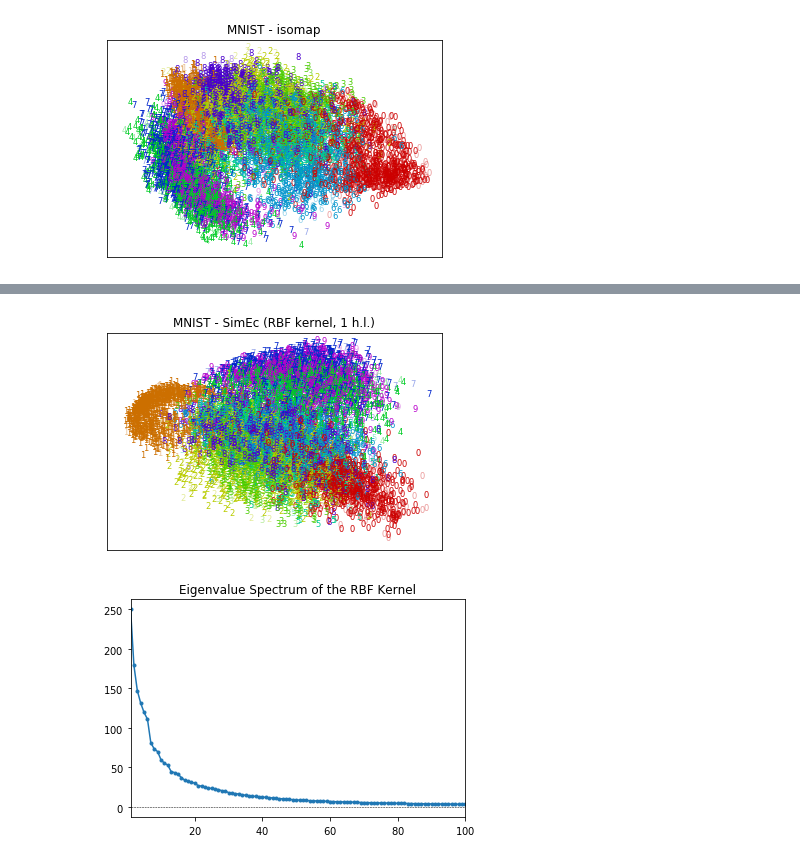
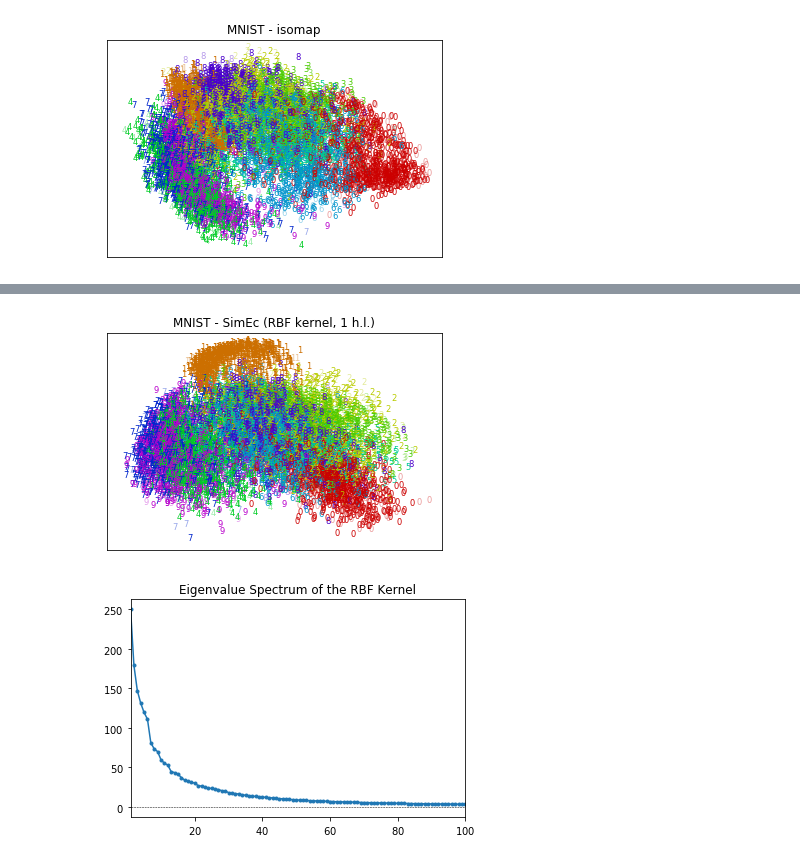
Before and after one commit to cod3licious/simec, a Jupyter notebook: 01_embed_linear_nonlinear.ipynb, the cells around one changed output, grey strips where cells are left out. Cells and saved outputs as stored; diff of their text form; code cells hidden in the pictures.

```diff
--- a/01_embed_linear_nonlinear.ipynb
+++ b/01_embed_linear_nonlinear.ipynb
@@ -32,7 +32,7 @@ from utils_plotting import get_colors, plot2d, plot3d, plot_digits, plot_mnist,
 %load_ext autoreload
 %autoreload 2
 # set this to True if you want to save the figures from the paper
-savefigs = True
+savefigs = False
 # %% [output]
 Using TensorFlow backend.
 # %% [markdown]
@@ -769,7 +773,7 @@ similarity approximation (test): msqe: 0.0017987971 ; r^2: 0.4426217808 ; rho: 0
 # %%
 # non-linear SimEc with rbf kernel
 simec = SimilarityEncoder(X.shape[1], 2, n_targets, hidden_layers=[(1000, 'tanh')], l2_reg=0.00000001,
-                          l2_reg_emb=0.00001, l2_reg_out=0.0000001, s_ll_reg=0.5,
+                          l2_reg_emb=0.00001, l2_reg_out=0.0000001, s_ll_reg=5.,
                           S_ll=K_rbf[:n_targets,:n_targets], opt=keras.optimizers.Adamax(lr=0.0003))
 simec.fit(X, K_rbf[:,:n_targets], epochs=25)
 X_embeds = simec.transform(X)
@@ -801,4 +805,4 @@ similarity approximation (test): msqe: 0.0018018791 ; r^2: 0.4419048502 ; rho: 0
-[figure, old version]
+[figure, new version]
 # %%
 # check how many relevant dimensions there are - obviously at most # feature dim, not # of data points
 eigenvals = np.linalg.eigvalsh(K_rbf)[::-1]
```
Also changed, not shown: parts of 24 cells of this notebook, 10 other files.
